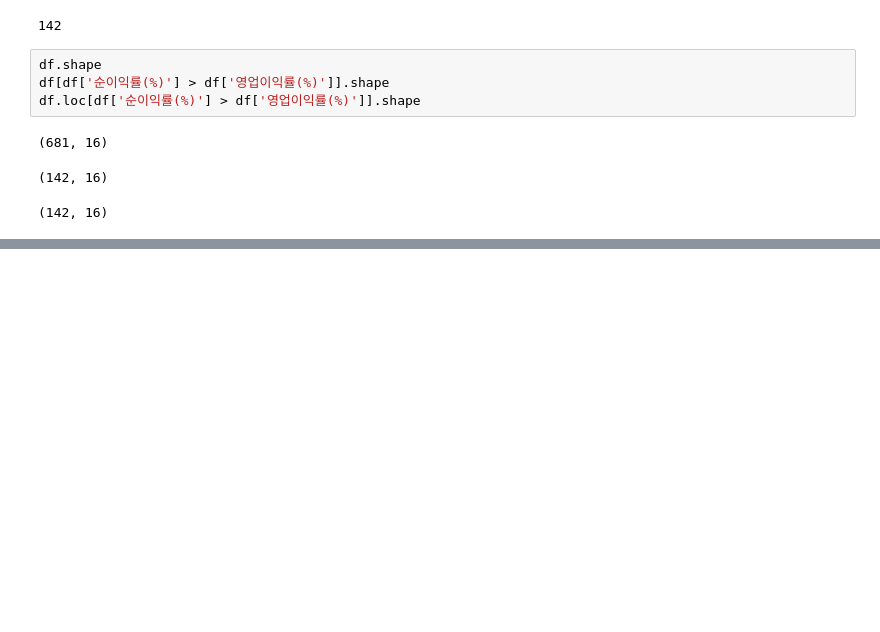
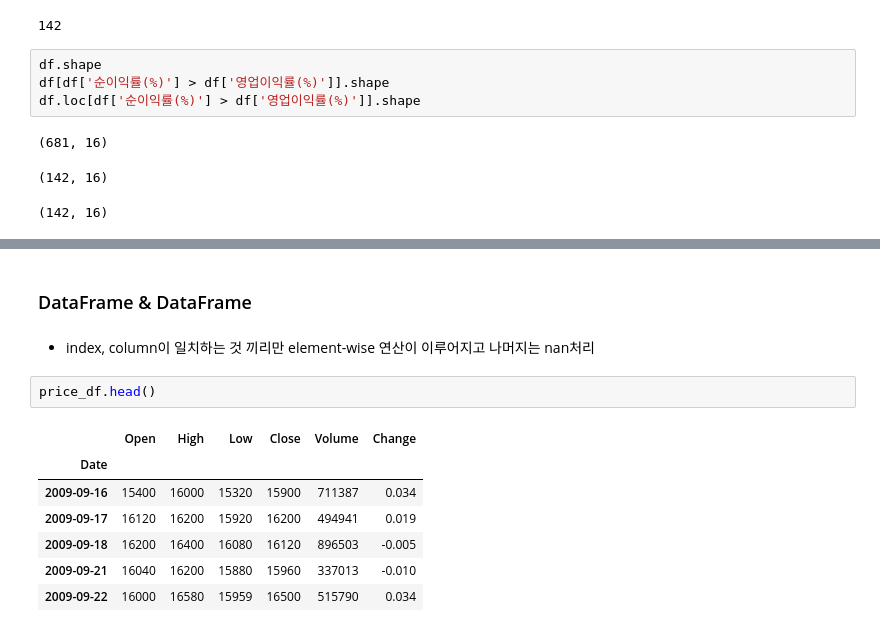
Before and after one commit to seojinsarejj/Quant_Investment_Based_On_Python, a Jupyter notebook: Part1/03.EDA.ipynb, the cells around one changed output, grey strips where cells are left out. Saved outputs shown, nothing was run; the diff lists cells and outputs as text; blank space fills up the shorter version.

```diff
--- a/Part1/03.EDA.ipynb
+++ b/Part1/03.EDA.ipynb
@@ -666,0 +747,14 @@ df.loc[df['순이익률(%)'] > df['영업이익률(%)']].shape
+# %% [markdown]
+### DataFrame & DataFrame
+# %% [markdown]
+- index, column이 일치하는 것 끼리만 element-wise 연산이 이루어지고 나머지는 nan처리
+# %%
+price_df.head()
+# %% [output]
+|  | Open | High | Low | Close | Volume | Change |
+| Date |  |  |  |  |  |  |
+| 2009-09-16 | 15400 | 16000 | 15320 | 15900 | 711387 | 0.034 |
+| 2009-09-17 | 16120 | 16200 | 15920 | 16200 | 494941 | 0.019 |
+| 2009-09-18 | 16200 | 16400 | 16080 | 16120 | 896503 | -0.005 |
+| 2009-09-21 | 16040 | 16200 | 15880 | 15960 | 337013 | -0.010 |
+| 2009-09-22 | 16000 | 16580 | 15959 | 16500 | 515790 | 0.034 |
```
Also changed, not shown: parts of 11 cells of this notebook.
